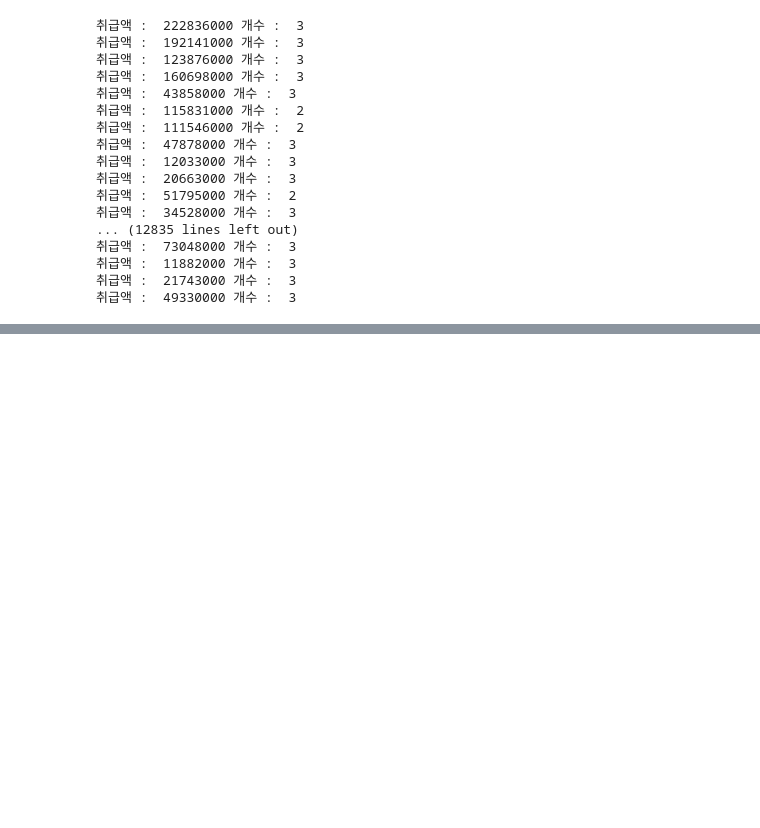
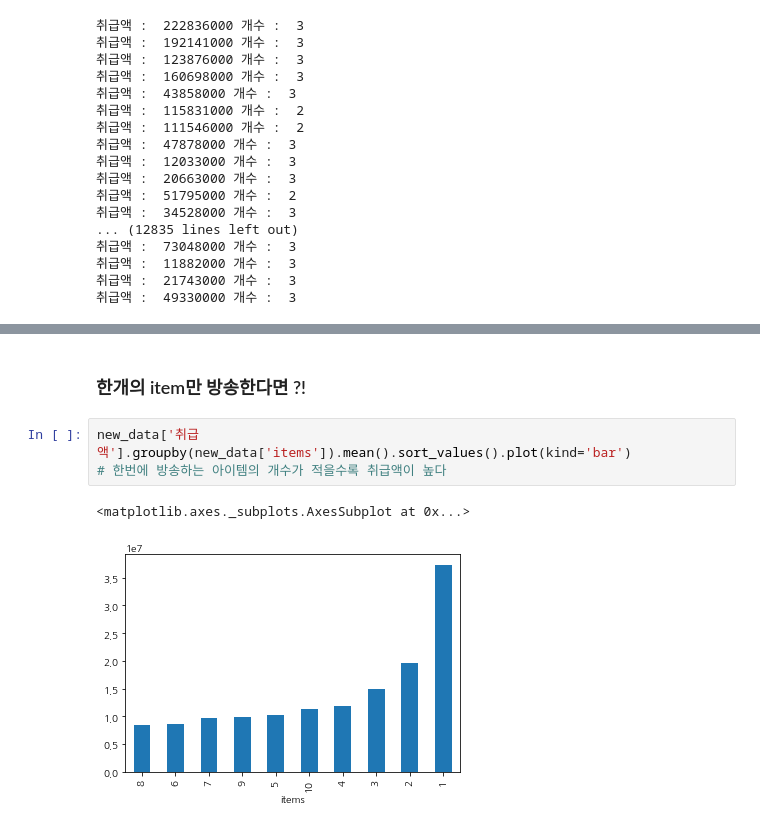
Before and after one commit to shp1204/AI-, a Jupyter notebook: Project/EDA1.ipynb, the cells around one changed output, grey strips where cells are left out. Saved outputs shown, nothing was run; the diff lists cells and outputs as text; blank space fills up the shorter version.

```diff
--- a/Project/EDA1.ipynb
+++ b/Project/EDA1.ipynb
@@ -424,0 +578,8 @@ for i in range(len(df)-1) :
+# %% [markdown]
+### 한개의 item만 방송한다면 ?!
+# %%
+new_data['취급액'].groupby(new_data['items']).mean().sort_values().plot(kind='bar')
+# 한번에 방송하는 아이템의 개수가 적을수록 취급액이 높다
+# %% [output]
+<matplotlib.axes._subplots.AxesSubplot at 0x...>
+[figure, added]
```
Also changed, not shown: parts of 25 cells of this notebook, 4 other files.
